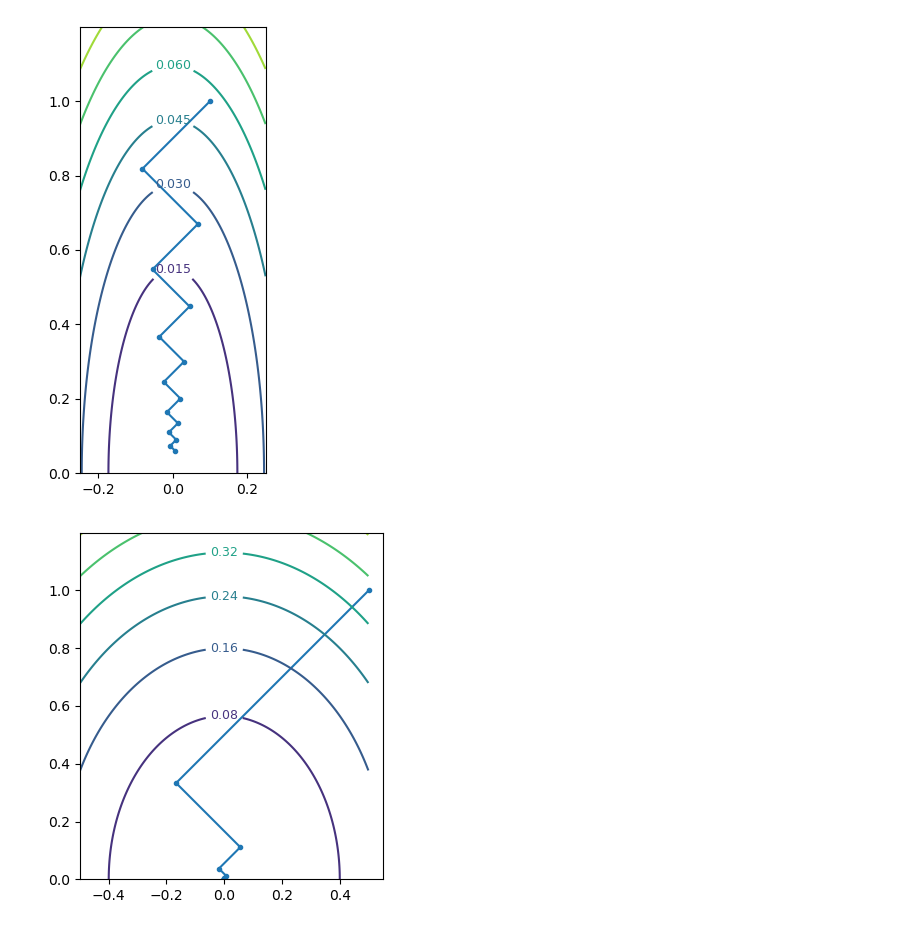
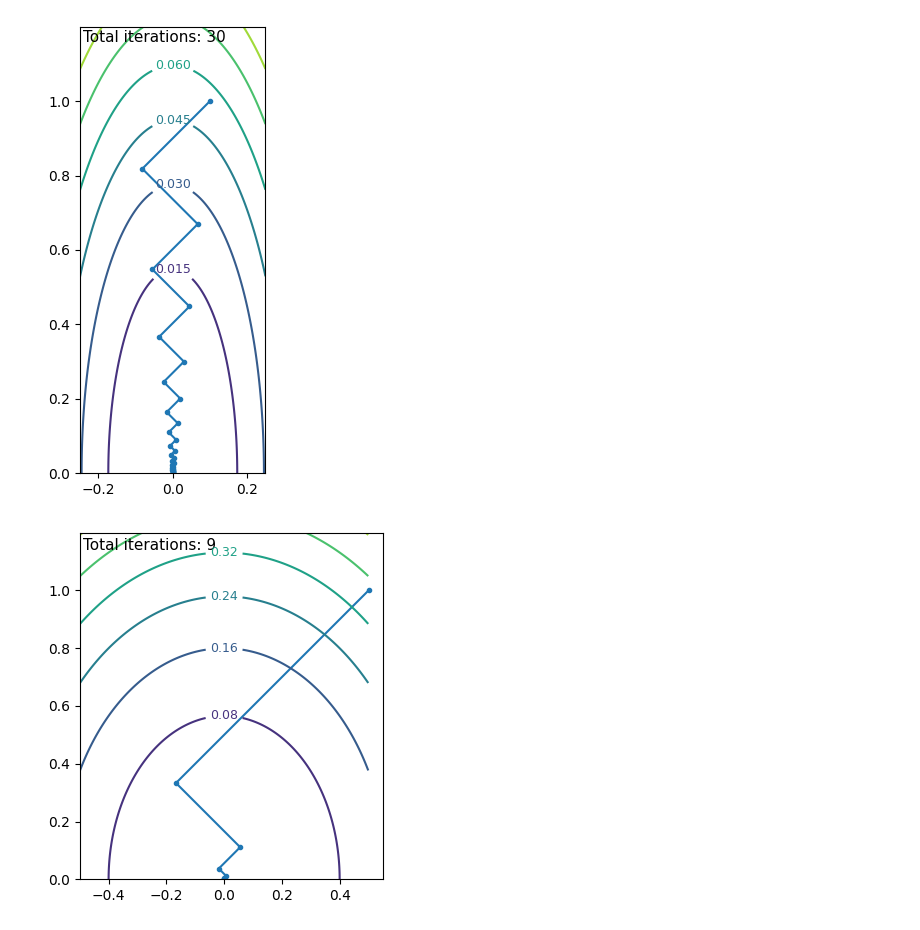
Before and after one commit to DoHunKim1215/Linear-Algebra-And-Learning-From-Data, a Jupyter notebook: sample.ipynb, the cells around one changed output. Drawn from its saved outputs; the diff is of its cells as text; code cells hidden in the pictures.

```diff
--- a/sample.ipynb
+++ b/sample.ipynb
@@ -8,27 +64,50 @@ from matplotlib import pyplot as plt
 # %%
 b = 0.1
-xs = [b * pow(b - 1, k) / pow(b + 1, k) for k in range(0, 15)]
-ys = [pow(1 - b, k) / pow(b + 1, k) for k in range(0, 15)]
+epsilon_sq = 0.000001
+iterations = 1
+
+xs = [b]
+ys = [1.]
+
+for i in count():
+    iterations += 1
+    xs.append(xs[-1] * (b - 1) / (b + 1))
+    ys.append(ys[-1] * (1 - b) / (1 + b))
+
+    if (xs[-1] - xs[-2]) ** 2 + (ys[-1] - ys[-2]) ** 2 <= epsilon_sq:
+        break
 
 delta = 0.001
 x = np.arange(-0.25, 0.25, delta)
 y = np.arange(0., 1.2, delta)
 X, Y = np.meshgrid(x, y)
 Z = (1 / 2.) * X ** 2 + (1 / 2.) * b * Y ** 2
 
 fig, ax = plt.subplots(figsize=(2.6, 5))
 ax.plot(xs, ys, marker='.')
+plt.text(-0.24, 1.16, 'Total iterations: ' + str(iterations), color="black", fontsize=11)
 CS = ax.contour(X, Y, Z)
 ax.set_aspect('equal', adjustable='box')
 ax.clabel(CS, inline=True, fontsize=9, manual=[(0., math.sqrt(0.3 * i)) for i in range(1, 5)])
 plt.tight_layout()
 plt.show()
 # %% [output]
-[figure, old version]
+[figure, new version]
 # %%
 b = 0.5
-xs = [b * pow(b - 1, k) / pow(b + 1, k) for k in range(0, 15)]
-ys = [pow(1 - b, k) / pow(b + 1, k) for k in range(0, 15)]
+epsilon_sq = 0.000001
+iterations = 1
+
+xs = [b]
+ys = [1.]
+
+for i in count():
+    iterations += 1
+    xs.append(xs[-1] * (b - 1) / (b + 1))
+    ys.append(ys[-1] * (1 - b) / (1 + b))
+
+    if (xs[-1] - xs[-2]) ** 2 + (ys[-1] - ys[-2]) ** 2 <= epsilon_sq:
+        break
 
 delta = 0.001
 x = np.arange(-0.5, 0.5, delta)
@@ -38,10 +117,11 @@ Z = (1 / 2.) * X ** 2 + (1 / 2.) * b * Y ** 2
 
 fig, ax = plt.subplots(figsize=(4, 4))
 ax.plot(xs, ys, marker='.')
+plt.text(-0.49, 1.14, 'Total iterations: ' + str(iterations), color="black", fontsize=11)
 CS = ax.contour(X, Y, Z)
 ax.set_aspect('equal', adjustable='box')
 ax.clabel(CS, inline=True, fontsize=9, manual=[(0., math.sqrt(0.3 * i)) for i in range(1, 5)])
 plt.tight_layout()
 plt.show()
 # %% [output]
-[figure, old version]
+[figure, new version]
```
Also changed, not shown: parts of 8 cells of this notebook.
